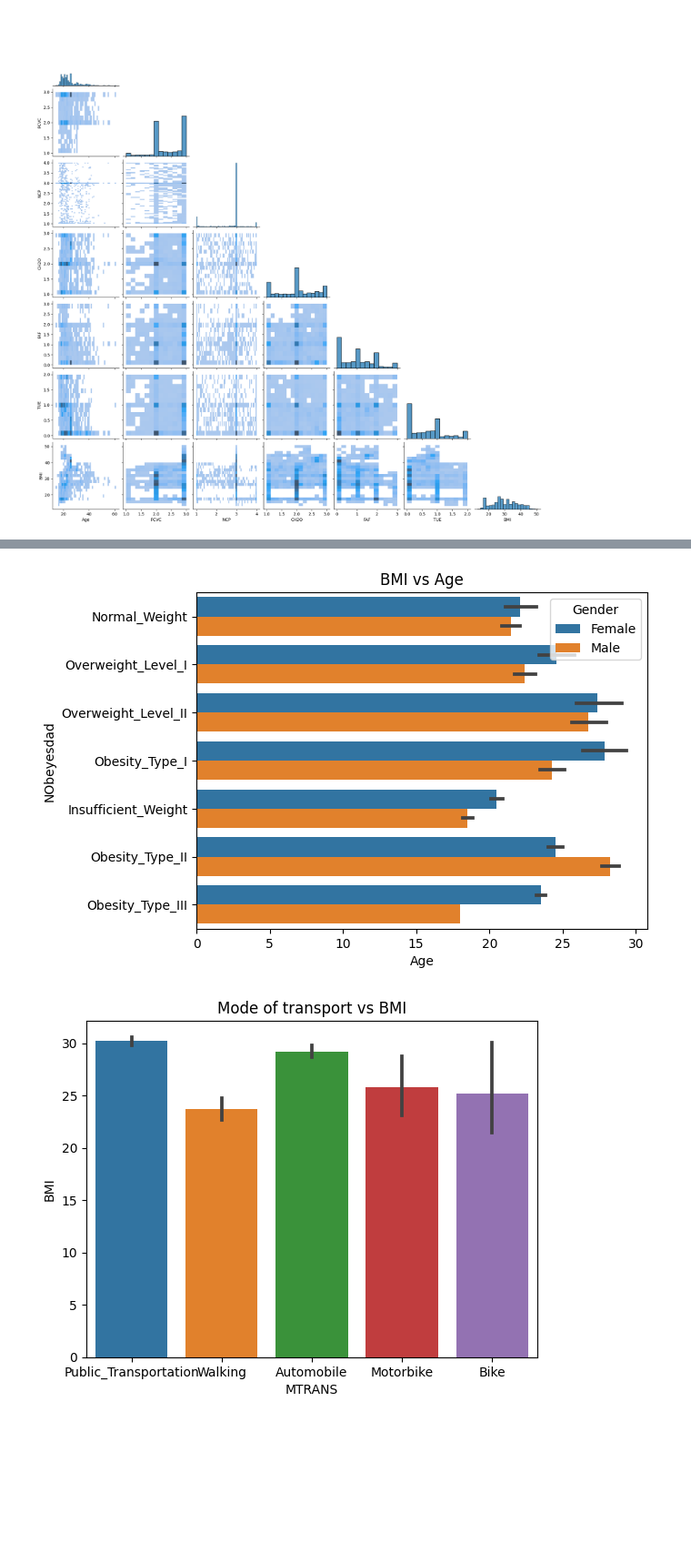
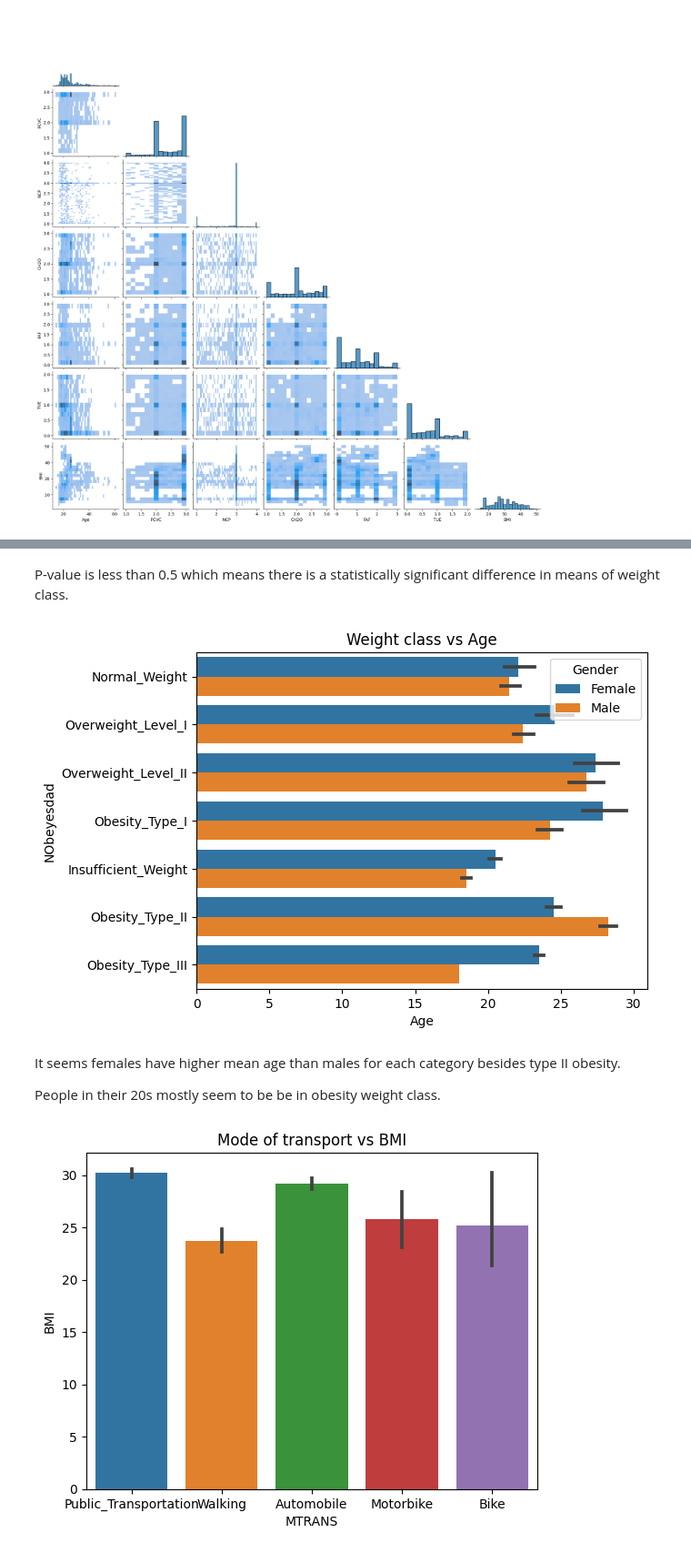
Before and after one commit to gshreya5/colab, a Jupyter notebook: EDA_on_UCI_Obesity_Dataset.ipynb, the cells around one changed output, grey strips where cells are left out. Shown: that part at 91% size. Drawn from its saved outputs; the diff is of its cells as text; code cells hidden in the pictures; blank space fills up the shorter version.

```diff
--- a/EDA_on_UCI_Obesity_Dataset.ipynb
+++ b/EDA_on_UCI_Obesity_Dataset.ipynb
@@ -207,7 +286,13 @@ sns.pairplot(df, corner=True, kind = 'hist');
+# %% [markdown]
+P-value is less than 0.5 which means there is a statistically significant difference in means of weight class.
 # %%
-sns.barplot(data=df, y="NObeyesdad", x="Age", hue = 'Gender').set_title('BMI vs Age');
+sns.barplot(data=df, y="NObeyesdad", x="Age", hue = 'Gender').set_title('Weight class vs Age');
 # %% [output]
-[figure, old version]
+[figure, new version]
+# %% [markdown]
+It seems females have higher mean age than males for each category besides type II obesity.
+
+People in their 20s mostly seem to be be in obesity weight class.
 # %%
 sns.barplot(data=df,x='MTRANS',y='BMI').set_title('Mode of transport vs BMI');
 # %% [output]
```
Also changed, not shown: parts of 46 cells of this notebook.
